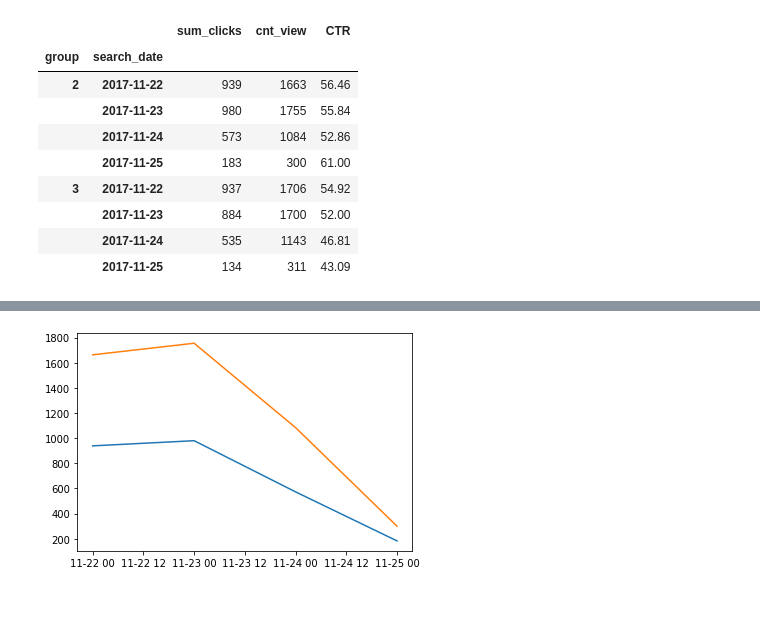
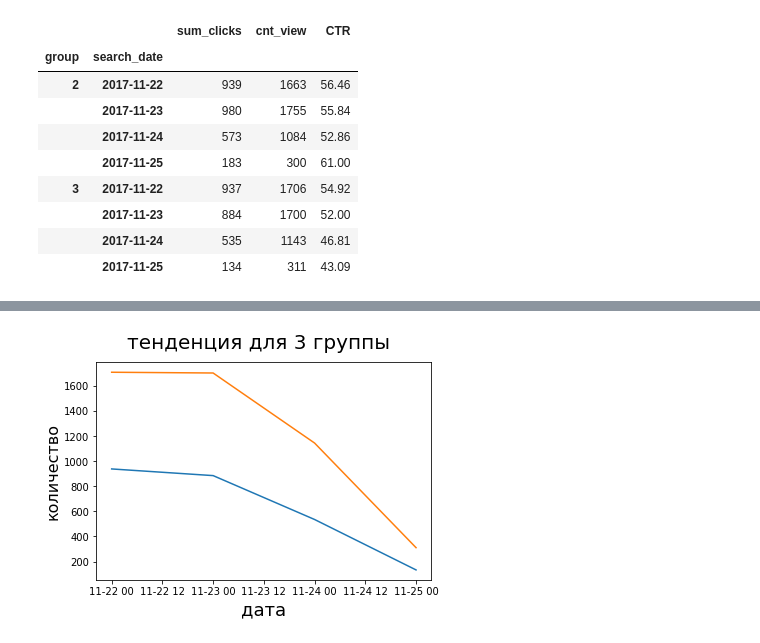
Before and after one commit to nshovkun/Analytics, a Jupyter notebook: statistics_part_3.ipynb, the cells around one changed output, grey strips where cells are left out. Saved outputs shown, nothing was run; the diff lists cells and outputs as text; code cells hidden in the pictures; blank space fills up the shorter version.

Commit message:
[UPD] update conclusion and plot

```diff
--- a/statistics_part_3.ipynb
+++ b/statistics_part_3.ipynb
@@ -187,4 +213,5 @@ pivot
 def name_plot(group):
     data = pivot[['sum_clicks', 'cnt_view']].loc[group]
 
+    x = np.linspace(0, 20, 1000)
     plt.plot(data.index, data.values)
@@ -195,4 +218,10 @@ name_plot(3)
-# %%
-name_plot(2)
-# %% [output]
-[figure, removed]
+# %%
+fig=plt.figure()
+fig.suptitle('тенденция для 3 группы', fontsize=20)
+plt.xlabel('дата', fontsize=18)
+plt.ylabel('количество', fontsize=16)
+
+
+name_plot(3)
+# %% [output]
+[figure, added]
```
Also changed, not shown: parts of 6 cells of this notebook.
